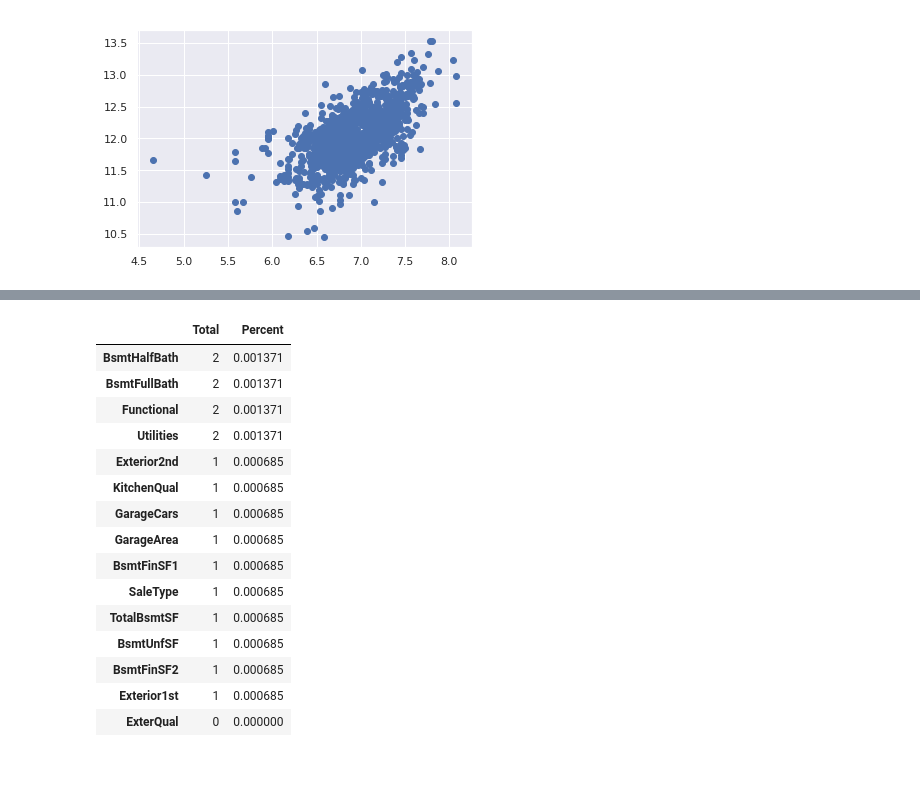
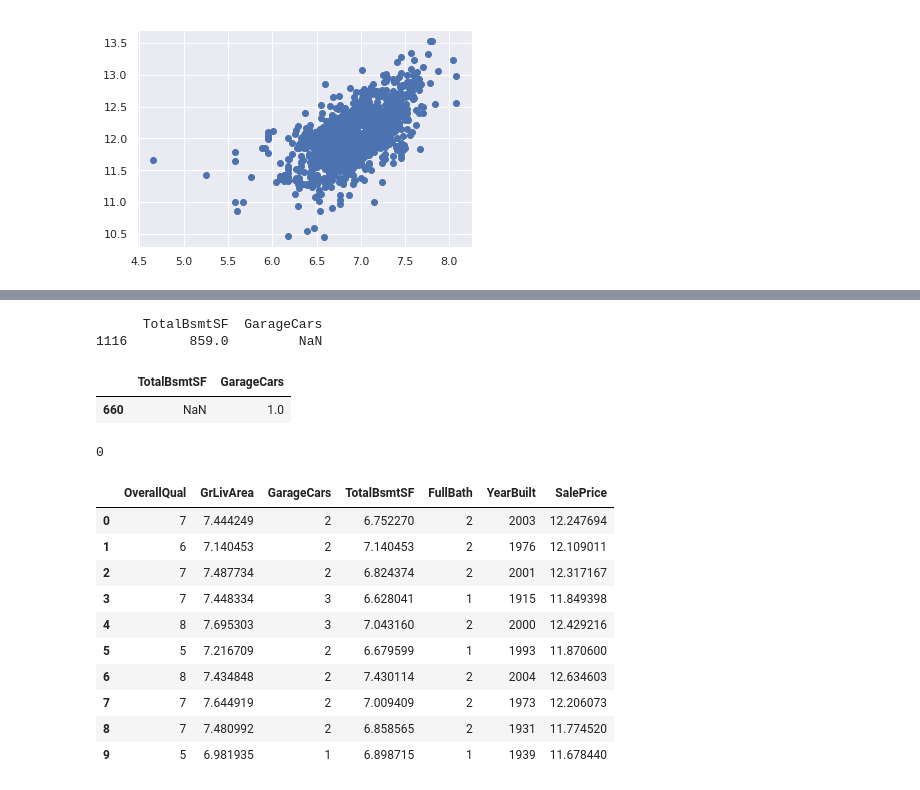
Before and after one commit to mushfiqulIslam/mltraining, a Jupyter notebook: house-prices/house-price.ipynb, the cells around one changed output, grey strips where cells are left out. Drawn from its saved outputs; the diff is of its cells as text; code cells hidden in the pictures.

```diff
--- a/house-prices/house-price.ipynb
+++ b/house-prices/house-price.ipynb
@@ -167,6 +167,4 @@ missing_data.head(20)
 | Utilities | 0 | 0.000000 |
 # %%
 #dealing with missing data
-train = train.drop((missing_data[missing_data['Total'] > 1]).index,1)
 train = train.drop(train.loc[train['Electrical'].isnull()].index)
-train.isnull().sum().max() #just checking that there's no missing data missing.
@@ -382,22 +335,35 @@ test.fillna(0)
-# %%
-total = test.isnull().sum().sort_values(ascending=False)
-percent = (test.isnull().sum()/test.isnull().count()).sort_values(ascending=False)
-missing_data = pd.concat([total, percent], axis=1, keys=['Total', 'Percent'])
-missing_data.head(15)
-# %% [output]
-|  | Total | Percent |
-| BsmtHalfBath | 2 | 0.001371 |
-| BsmtFullBath | 2 | 0.001371 |
-| Functional | 2 | 0.001371 |
-| Utilities | 2 | 0.001371 |
-| Exterior2nd | 1 | 0.000685 |
-| KitchenQual | 1 | 0.000685 |
-| GarageCars | 1 | 0.000685 |
-| GarageArea | 1 | 0.000685 |
-| BsmtFinSF1 | 1 | 0.000685 |
-| SaleType | 1 | 0.000685 |
-| TotalBsmtSF | 1 | 0.000685 |
-| BsmtUnfSF | 1 | 0.000685 |
-| BsmtFinSF2 | 1 | 0.000685 |
-| Exterior1st | 1 | 0.000685 |
-| ExterQual | 0 | 0.000000 |
+# %%
+null_columns = test.columns[test.isnull().any()]
+print(test[test["GarageCars"].isnull()][null_columns])
+# %% [output]
+      TotalBsmtSF  GarageCars
+1116        859.0         NaN
+# %%
+null_columns = test.columns[test.isnull().any()]
+test[test["TotalBsmtSF"].isnull()][null_columns]
+#test["TotalBsmtSF"][660]
+# %% [output]
+|  | TotalBsmtSF | GarageCars |
+| 660 | NaN | 1.0 |
+# %%
+test["TotalBsmtSF"][660] = 0
+test["GarageCars"][1116] = 0
+test.isnull().sum().max()
+# %% [output]
+0
+# %%
+
+train = train[['OverallQual', 'GrLivArea', 'GarageCars', 'TotalBsmtSF', 'FullBath', 'YearBuilt', 'SalePrice']]
+train.head(10)
+# %% [output]
+|  | OverallQual | GrLivArea | GarageCars | TotalBsmtSF | FullBath | YearBuilt | SalePrice |
+| 0 | 7 | 7.444249 | 2 | 6.752270 | 2 | 2003 | 12.247694 |
+| 1 | 6 | 7.140453 | 2 | 7.140453 | 2 | 1976 | 12.109011 |
+| 2 | 7 | 7.487734 | 2 | 6.824374 | 2 | 2001 | 12.317167 |
+| 3 | 7 | 7.448334 | 3 | 6.628041 | 1 | 1915 | 11.849398 |
+| 4 | 8 | 7.695303 | 3 | 7.043160 | 2 | 2000 | 12.429216 |
+| 5 | 5 | 7.216709 | 2 | 6.679599 | 1 | 1993 | 11.870600 |
+| 6 | 8 | 7.434848 | 2 | 7.430114 | 2 | 2004 | 12.634603 |
+| 7 | 7 | 7.644919 | 2 | 7.009409 | 2 | 1973 | 12.206073 |
+| 8 | 7 | 7.480992 | 2 | 6.858565 | 2 | 1931 | 11.774520 |
+| 9 | 5 | 6.981935 | 1 | 6.898715 | 1 | 1939 | 11.678440 |
```
Also changed, not shown: parts of 10 cells of this notebook.
